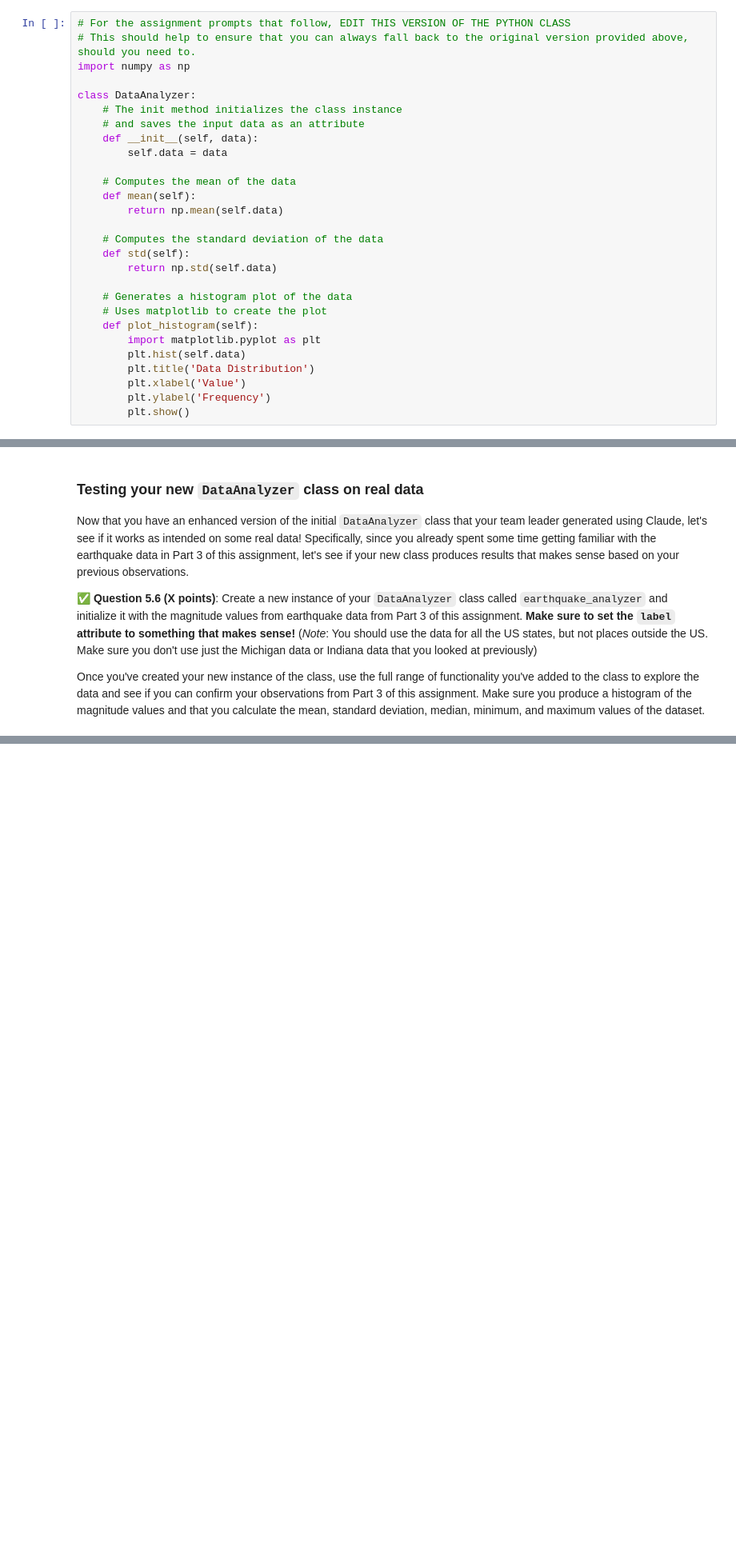
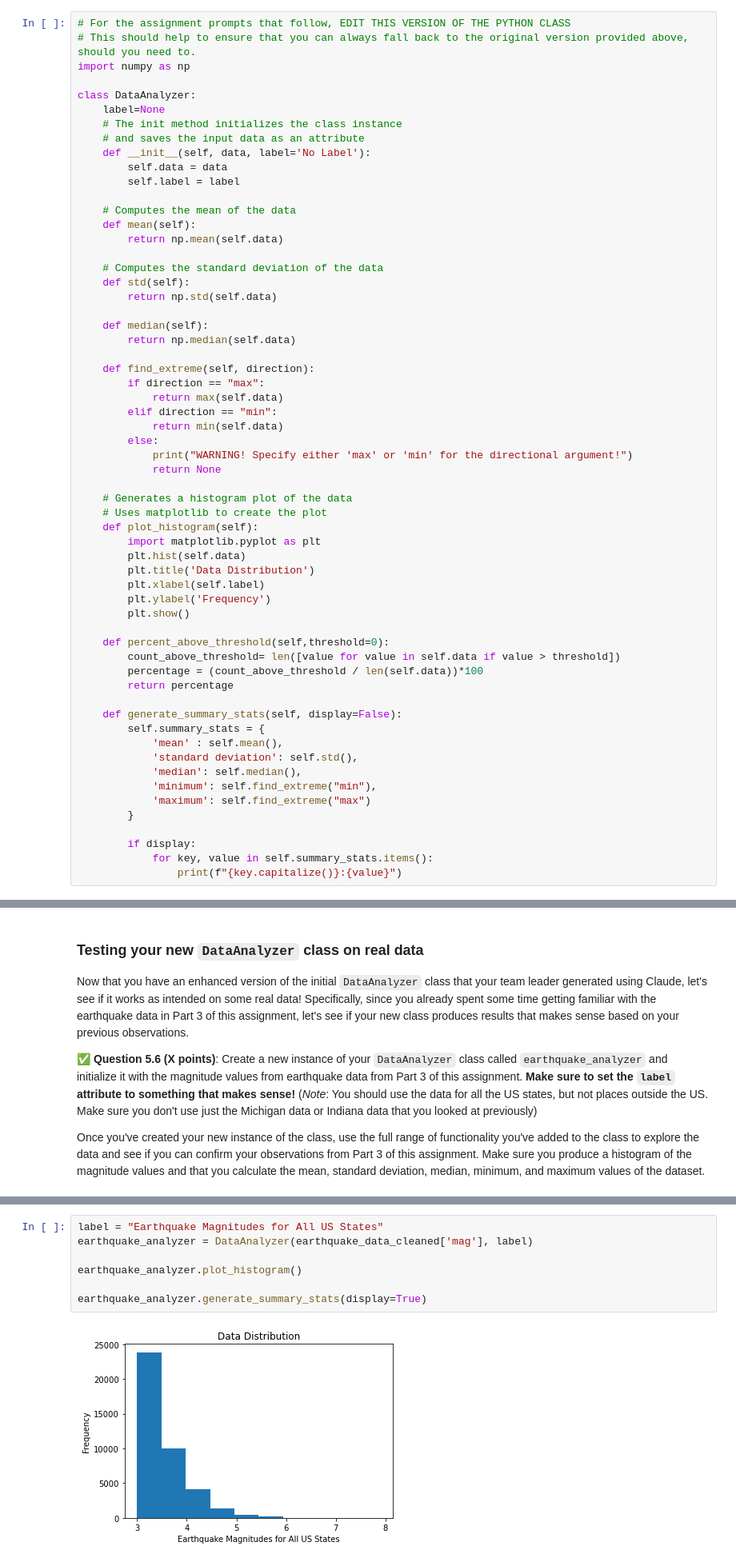
Before and after one commit to Elakkari21/cmse202-f23-turnin, a Jupyter notebook: hw-01/HW-01_GitPracticeDebuggingPythonPackagesAndClasses-STUDENT.ipynb, the cells around one changed output, grey strips where cells are left out. Shown at 80% size. Drawn from its saved outputs; the diff is of its cells as text; blank space fills up the shorter version.

```diff
--- a/hw-01/HW-01_GitPracticeDebuggingPythonPackagesAndClasses-STUDENT.ipynb
+++ b/hw-01/HW-01_GitPracticeDebuggingPythonPackagesAndClasses-STUDENT.ipynb
@@ -663,10 +662,12 @@ _<font color="red">Note</font>_: Feel free to experiment with using one of the g
 import numpy as np
 
 class DataAnalyzer:
+    label=None
     # The init method initializes the class instance
     # and saves the input data as an attribute
-    def __init__(self, data):
+    def __init__(self, data, label='No Label'):
         self.data = data
+        self.label = label
 
     # Computes the mean of the data
     def mean(self):
@@ -676,15 +677,45 @@ class DataAnalyzer:
     def std(self):
         return np.std(self.data)
 
+    def median(self):
+        return np.median(self.data)
+
+    def find_extreme(self, direction):
+        if direction == "max":
+            return max(self.data)
+        elif direction == "min":
+            return min(self.data)
+        else:
+            print("WARNING! Specify either 'max' or 'min' for the directional argument!")
+            return None
+
     # Generates a histogram plot of the data
     # Uses matplotlib to create the plot
     def plot_histogram(self):
         import matplotlib.pyplot as plt
         plt.hist(self.data)
         plt.title('Data Distribution')
-        plt.xlabel('Value')
+        plt.xlabel(self.label)
         plt.ylabel('Frequency')
         plt.show()
+
+    def percent_above_threshold(self,threshold=0):
+        count_above_threshold= len([value for value in self.data if value > threshold])
+        percentage = (count_above_threshold / len(self.data))*100
+        return percentage
+
+    def generate_summary_stats(self, display=False):
+        self.summary_stats = {
+            'mean' : self.mean(),
+            'standard deviation': self.std(),
+            'median': self.median(),
+            'minimum': self.find_extreme("min"),
+            'maximum': self.find_extreme("max")
+        }
+
+        if display:
+            for key, value in self.summary_stats.items():
+                print(f"{key.capitalize()}:{value}")
 # %% [markdown]
 &#9989; **Question 5.1 (3 points)**: Create a new class method called `median` that calculates and returns the median of the dataset. You should be able to use the `mean` and `std` functions that are already defined in the class to help you with this.
 
@@ -763,0 +814,9 @@ Once you've created your new instance of the class, use the full range of functi
+# %%
+label = "Earthquake Magnitudes for All US States"
+earthquake_analyzer = DataAnalyzer(earthquake_data_cleaned['mag'], label)
+
+earthquake_analyzer.plot_histogram()
+
+earthquake_analyzer.generate_summary_stats(display=True)
+# %% [output]
+[figure, added]
```
Also changed, not shown: parts of 18 cells of this notebook, 1 other file.
